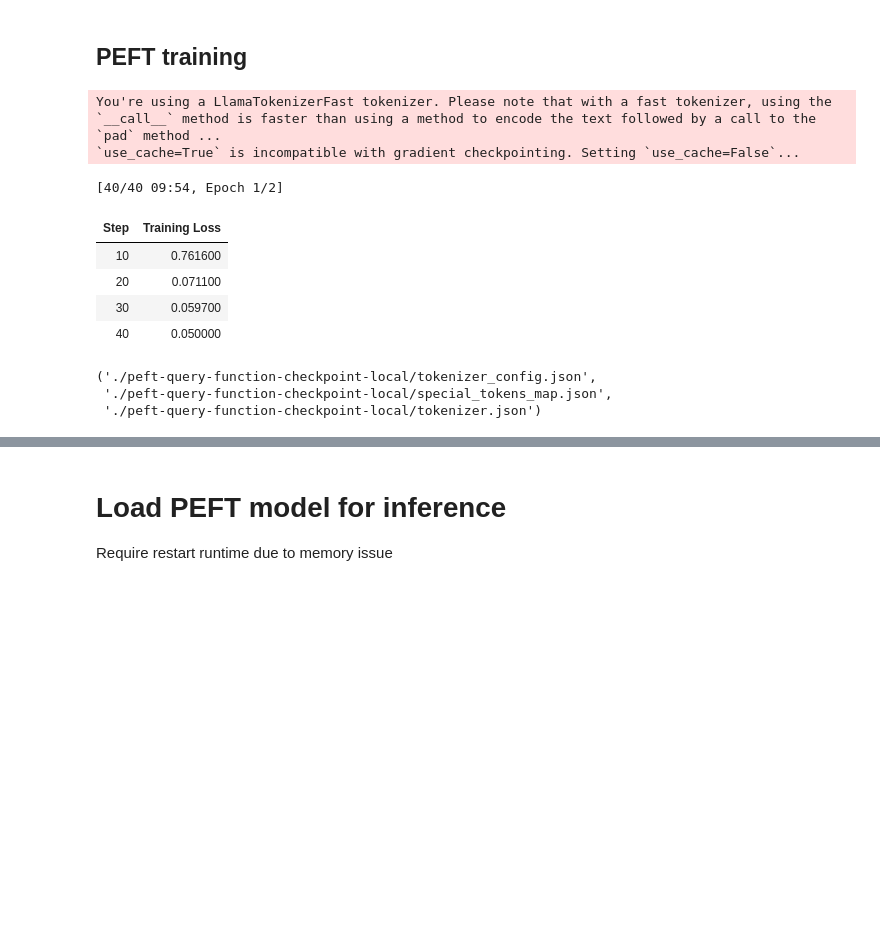
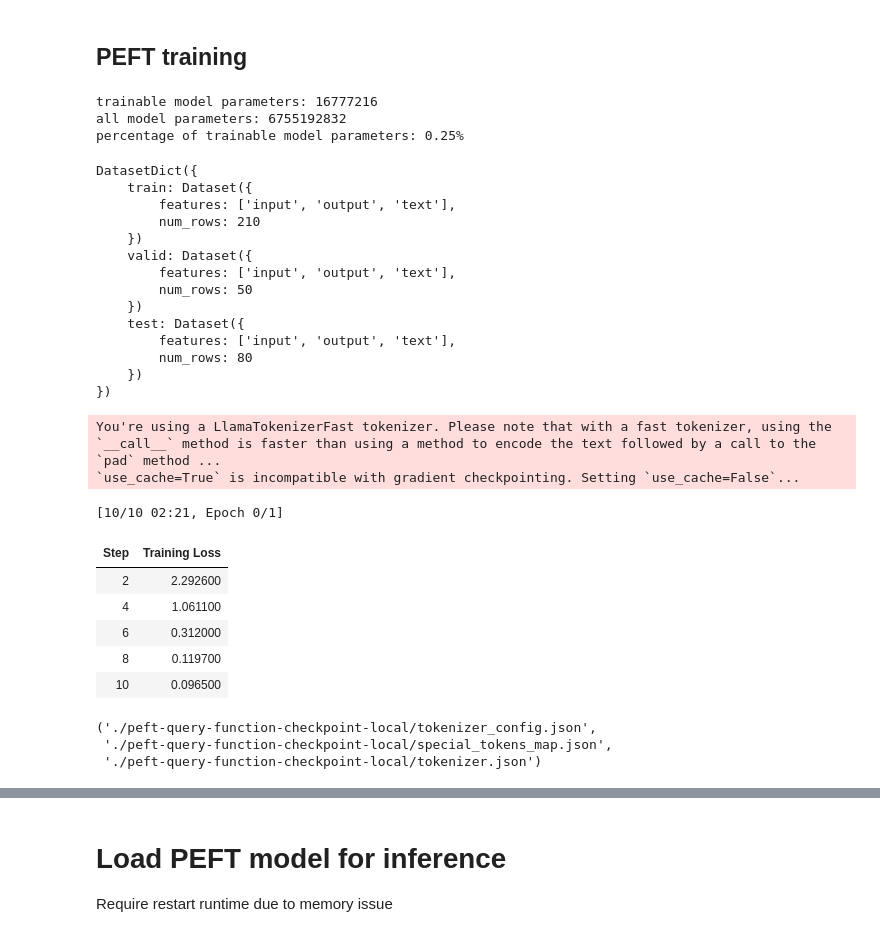
Before and after one commit to XiaoLIUau/SearchQuery2FuncCall, a Jupyter notebook: Solution_finetune_local_CausalModel_peft.ipynb, the cells around one changed output, grey strips where cells are left out. Saved outputs shown, nothing was run; the diff lists cells and outputs as text; code cells hidden in the pictures; blank space fills up the shorter version.

Commit message:
Major update (reuse code and lora train and merge)

```diff
--- a/Solution_finetune_local_CausalModel_peft.ipynb
+++ b/Solution_finetune_local_CausalModel_peft.ipynb
@@ -401,56 +173,91 @@ lora_config = LoraConfig(
     bias="none",
     task_type="CAUSAL_LM"
 )
-peft_model = original_model
-# peft_model = get_peft_model(original_model, lora_config)
-# print(print_number_of_trainable_model_parameters(peft_model))
+
+# peft_model = original_model
+peft_model = prepare_model_for_kbit_training(original_model)
+peft_model = get_peft_model(original_model, lora_config)
+print(print_number_of_trainable_model_parameters(peft_model))
+
+
+########################
+# Reduce memory
+del original_model
+n = gc.collect()
+torch.cuda.empty_cache()
+########################
 
 output_dir = f'./peft-query-function-training-{str(int(time.time()))}'
 peft_training_args = TrainingArguments(
     output_dir=output_dir,
     auto_find_batch_size=True,
     learning_rate=1e-3, # Higher learning rate than full fine-tuning.
-    num_train_epochs=5,
-    logging_steps=10,
-    max_steps=10
+    num_train_epochs=10,
+    logging_steps=20,
+    # max_steps=10
 )
+
+
+# reformat dataset for training by adding 'text' variable in examples
+q2f_datasets = process_dataset_dict(q2f_datasets, create_text_datasets)
+print(q2f_datasets)
+# get max sequence length of the 'text' in training dataset
+max_seq_length = get_max_seq_length(q2f_datasets)
 
 # Set supervised fine-tuning parameters
 peft_trainer = SFTTrainer(
     model=peft_model,
     train_dataset=q2f_datasets['train'],
     eval_dataset=q2f_datasets['valid'],
     peft_config=lora_config,
     dataset_text_field="text",
     max_seq_length=max_seq_length,
     tokenizer=tokenizer,
     args=peft_training_args,
     packing=False,
 )
 
 ## PEFT training
 peft_trainer.train()
 
 ## Save PEFT Model
 peft_model_path="./peft-query-function-checkpoint-local"
 peft_trainer.model.save_pretrained(peft_model_path,
                                    local_files_only=True
                                    )
 tokenizer.save_pretrained(peft_model_path,
                           local_files_only=True
                           )
 # %% [output]
-You're using a LlamaTokenizerFast tokenizer. Please note that with a fast tokenizer, using the `__call__` method is faster than using a method to encode the text followed by a call to the `pad` method ...
-`use_cache=True` is incompatible with gradient checkpointing. Setting `use_cache=False`...
+trainable model parameters: 16777216
+all model parameters: 6755192832
+percentage of trainable model parameters: 0.25%
-[40/40 09:54, Epoch 1/2]
+DatasetDict({
+    train: Dataset({
+        features: ['input', 'output', 'text'],
+        num_rows: 210
+    })
+    valid: Dataset({
+        features: ['input', 'output', 'text'],
+        num_rows: 50
+    })
+    test: Dataset({
+        features: ['input', 'output', 'text'],
+        num_rows: 80
+    })
+})
+You're using a LlamaTokenizerFast tokenizer. Please note that with a fast tokenizer, using the `__call__` method is faster than using a method to encode the text followed by a call to the `pad` method ...
+`use_cache=True` is incompatible with gradient checkpointing. Setting `use_cache=False`...
+[10/10 02:21, Epoch 0/1]
 | Step | Training Loss |
-| 10 | 0.761600 |
-| 20 | 0.071100 |
-| 30 | 0.059700 |
-| 40 | 0.050000 |
+| 2 | 2.292600 |
+| 4 | 1.061100 |
+| 6 | 0.312000 |
+| 8 | 0.119700 |
+| 10 | 0.096500 |
-('./peft-query-function-checkpoint-local/tokenizer_config.json',
- './peft-query-function-checkpoint-local/special_tokens_map.json',
- './peft-query-function-checkpoint-local/tokenizer.json')
+('./peft-query-function-checkpoint-local/tokenizer_config.json',
+ './peft-query-function-checkpoint-local/special_tokens_map.json',
+ './peft-query-function-checkpoint-local/tokenizer.json')
 # %%
 !ls -al ./peft-query-function-checkpoint-local/adapter_model.bin
 # %% [output]
```
Also changed, not shown: parts of 29 cells of this notebook.
